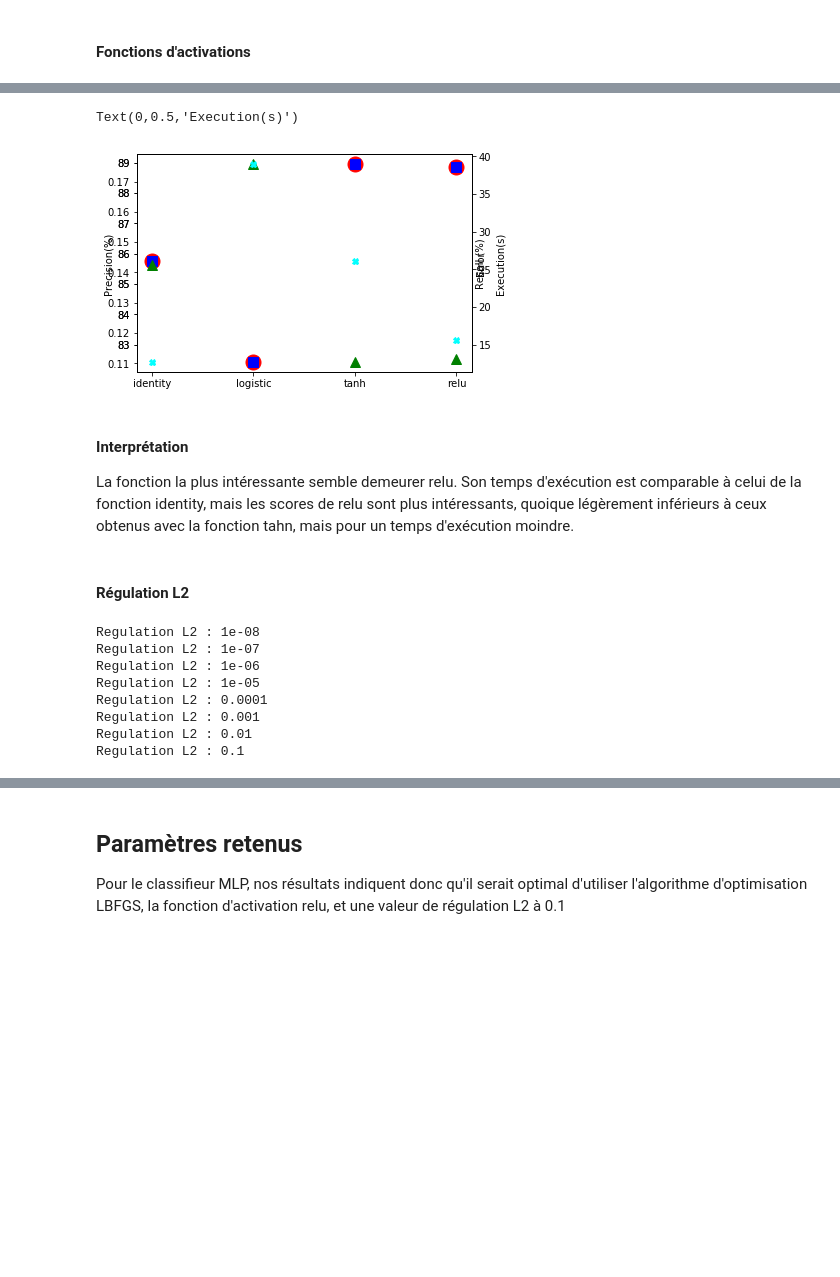
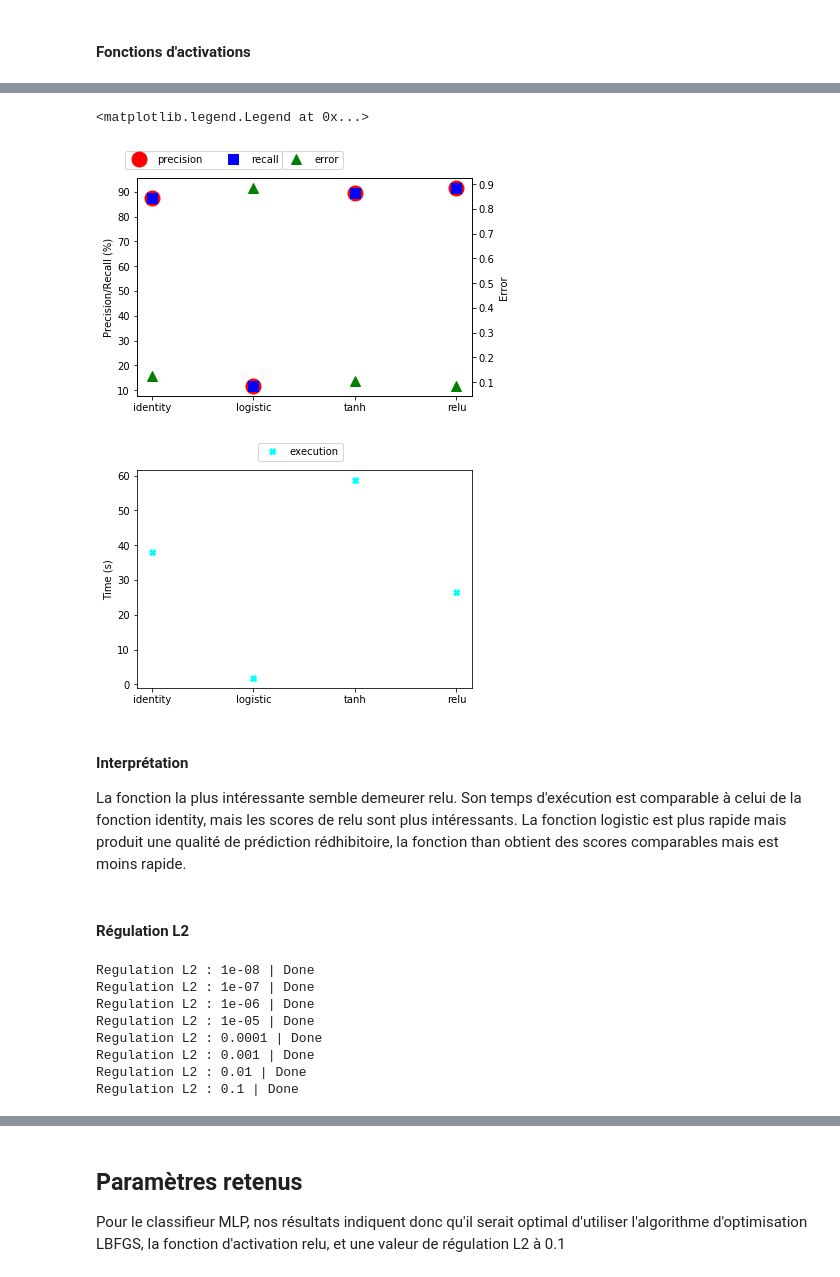
Before and after one commit to NyuB/TP_AP_Sup, a Jupyter notebook: TP2_ANN/TP2_ANN.ipynb, the cells around one changed output, grey strips where cells are left out. Drawn from its saved outputs; the diff is of its cells as text; code cells hidden in the pictures; blank space fills up the shorter version.

```diff
--- a/TP2_ANN/TP2_ANN.ipynb
+++ b/TP2_ANN/TP2_ANN.ipynb
@@ -89,24 +89,9 @@ for layers_nb in layers_nb_set:
         best_score = score
         best_layers_nb = layers_nb
     plot[0].append(layers_nb)
-    plot[1].append(score)
+    plot[1].append(100*score)
     plot[2].append(duration_iter)
     print("Execution time for",layers_nb,duration_iter,"s")
 
 duration = time()-start #TIMER END
-
-fig=plt.figure()
-ax=fig.add_subplot(111, label="precision")
-ax2=ax.twinx()
-
-ax.set_xlabel("n layers")
-ax.set_ylabel("precision (%)")
-ax.set_title("Precision et temps d'exécution en fonction du nombre de couches utilisées")
-ax.plot(plot[0],plot[1])
-ax.plot([best_layers_nb],[best_score], marker= 'x', color='r')
-
-ax2.set_ylabel("temps (s)")
-ax2.plot(plot[0],plot[2],color='r')
-
-print("Optimal layers number :",best_layers_nb, "( score :",best_score,")")
 # %% [output]
@@ -268,24 +291,30 @@ Function : relu
 # %%
 fig=plt.figure()
 ax1=fig.add_subplot(111, label="precision")
 ax2=ax1.twinx()
-ax3=ax2.twinx()
-ax4=ax3.twinx()
 
-ax1.plot(plot[0],plot[1],linestyle='None',marker='o',ms=15.0,color='r')
-ax1.set_ylabel("Precision(%)")
-ax2.plot(plot[0],plot[2],linestyle='None',marker='s',ms=10,color='b')
-ax2.set_ylabel("Recall (%)")
-ax3.plot(plot[0],plot[3],linestyle='None',marker='^',ms=10,color='g')
-ax3.set_ylabel("Error")
-ax4.plot(plot[0],plot[4],linestyle='None',marker='X',color='cyan')
-ax4.set_ylabel("Execution(s)")
+
+ax1.plot(plot[0],plot[1],linestyle='None',marker='o',ms=15.0,color='r', label='precision')
+ax1.plot(plot[0],plot[2],linestyle='None',marker='s',ms=10,color='b', label='recall')
+ax2.plot(plot[0],plot[3],linestyle='None',marker='^',ms=10,color='g', label='error')
+
+ax1.set_ylabel("Precision/Recall (%)")
+ax2.set_ylabel("Error")
+ax1.legend(ncol = 2, bbox_to_anchor=(0.45,1.15))
+ax2.legend(bbox_to_anchor = (0.63, 1.15))
+
+fig2=plt.figure()
+ax3=fig2.add_subplot(111, label="error")
+ax3.plot(plot[0],plot[4],linestyle='None',marker='X',color='cyan',label='execution')
+ax3.set_ylabel("Time (s)")
+ax3.legend(bbox_to_anchor = (0.63, 1.15))
 # %% [output]
-Text(0,0.5,'Execution(s)')
+<matplotlib.legend.Legend at 0x...>
-[figure, old version]
+[figure, new version]
+[figure, added]
 # %% [markdown]
 #### Interprétation
-La fonction la plus intéressante semble demeurer relu. Son temps d'exécution est comparable à celui de la fonction identity, mais les scores de relu sont plus intéressants, quoique légèrement inférieurs à ceux obtenus avec la fonction tahn, mais pour un temps d'exécution moindre.
+La fonction la plus intéressante semble demeurer relu. Son temps d'exécution est comparable à celui de la fonction identity, mais les scores de relu sont plus intéressants. La fonction logistic est plus rapide mais produit une qualité de prédiction rédhibitoire, la fonction than obtient des scores comparables mais est moins rapide.
 # %% [markdown]
 #### Régulation L2
 # %%
@@ -293,8 +322,8 @@ algo = 'lbfgs'
 function = 'relu'
 alpha_set = [10**(-i) for i in range(8,0,-1)]
 plot = ([],[],[],[],[])
-for alpha in alpha_set:
-    print("Regulation L2 :",alpha)
+for p,alpha in enumerate(alpha_set):
+    print("Regulation L2 :",alpha,end='')
     start = time()#TIMER START
 
     mlp = MLPClassifier(hidden_layer_sizes=neurons, solver = algo, activation = function, alpha = alpha)
@@ -307,20 +336,21 @@ for alpha in alpha_set:
     score = metrics.precision_score(l_test, prediction, average='micro')
     error = metrics.zero_one_loss(l_test, prediction)
 
-    plot[0].append(alpha)
+    plot[0].append(p+1)#logarithmic scale
     plot[1].append(100*score)
     plot[2].append(100*recall)
     plot[3].append(error)
     plot[4].append(duration)
+    print(" | Done")
 # %% [output]
-Regulation L2 : 1e-08
-Regulation L2 : 1e-07
-Regulation L2 : 1e-06
-Regulation L2 : 1e-05
-Regulation L2 : 0.0001
-Regulation L2 : 0.001
-Regulation L2 : 0.01
-Regulation L2 : 0.1
+Regulation L2 : 1e-08 | Done
+Regulation L2 : 1e-07 | Done
+Regulation L2 : 1e-06 | Done
+Regulation L2 : 1e-05 | Done
+Regulation L2 : 0.0001 | Done
+Regulation L2 : 0.001 | Done
+Regulation L2 : 0.01 | Done
+Regulation L2 : 0.1 | Done
 # %%
 fig=plt.figure()
 ax1=fig.add_subplot(111, label="precision")
```
Also changed, not shown: parts of 15 cells of this notebook, 3 other files.
